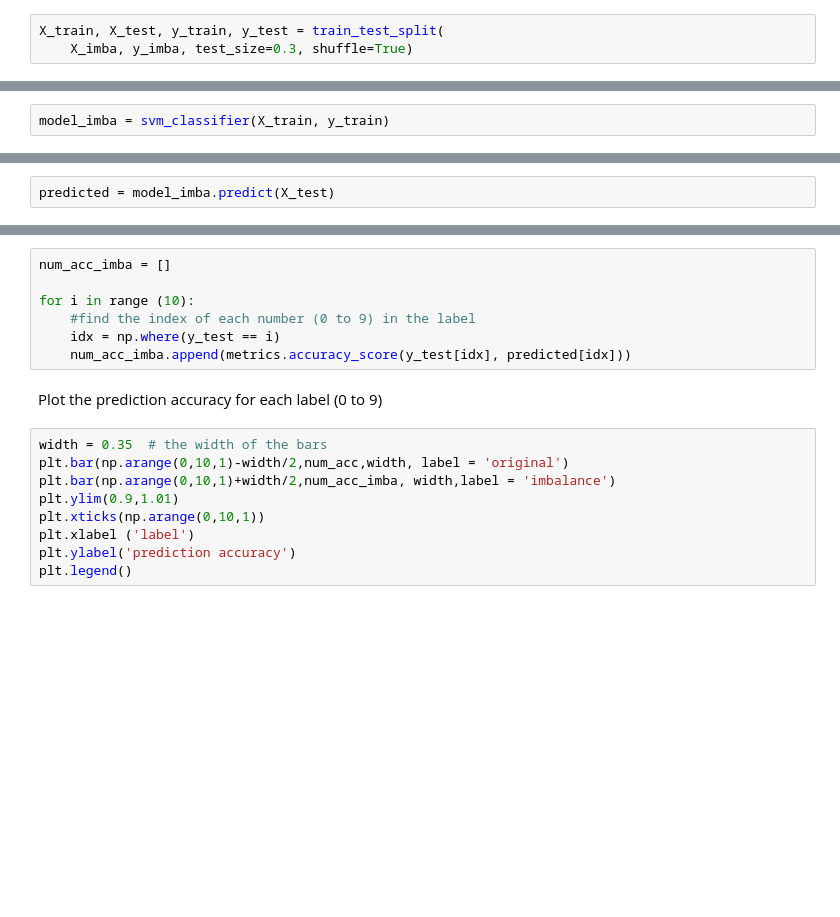
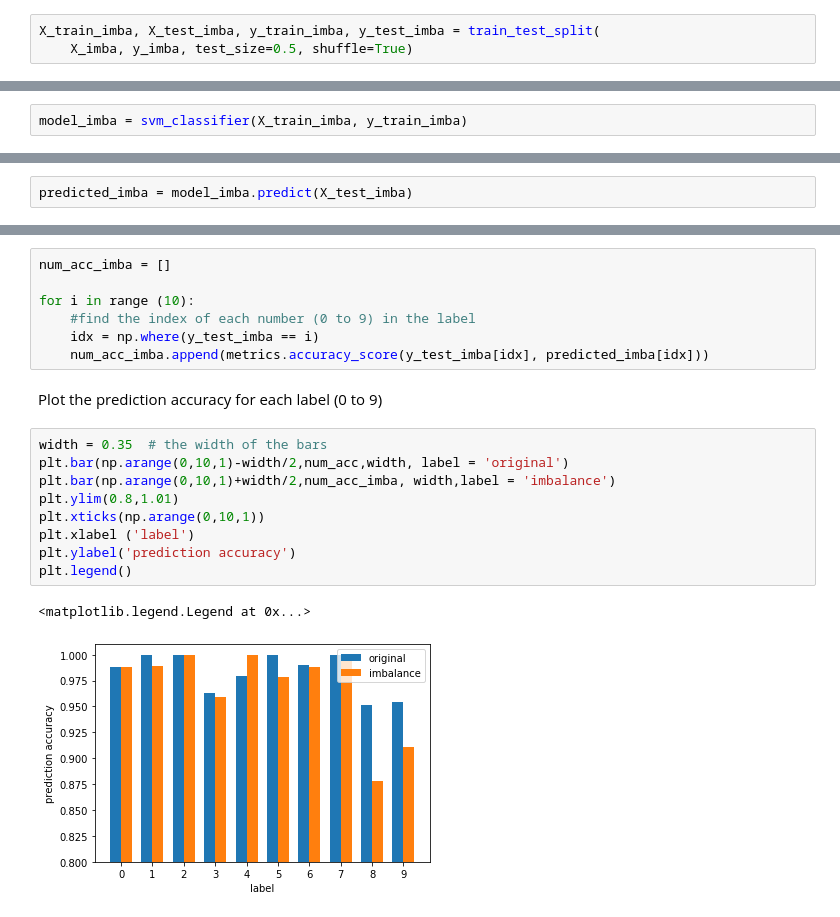
Before and after one commit to PV-Lab/2s986_class, a Jupyter notebook: Week2/imbalanced_classification.ipynb, the cells around one changed output, grey strips where cells are left out. Cells and saved outputs as stored; diff of their text form; blank space fills up the shorter version.

```diff
--- a/Week2/imbalanced_classification.ipynb
+++ b/Week2/imbalanced_classification.ipynb
@@ -189,13 +261,13 @@ plt.ylabel('frequency')
 #delete half of ones from x
 X_imba = np.delete(X,idx_1[:len(idx_1)//2],0)
 # %%
-X_train, X_test, y_train, y_test = train_test_split(
-    X_imba, y_imba, test_size=0.3, shuffle=True)
+X_train_imba, X_test_imba, y_train_imba, y_test_imba = train_test_split(
+    X_imba, y_imba, test_size=0.5, shuffle=True)
 # %% [markdown]
 Choose a classifier:
 # %%
-model_imba = svm_classifier(X_train, y_train)
+model_imba = svm_classifier(X_train_imba, y_train_imba)
 # %% [markdown]
 Now predict the value of the digit of the test dataset
 # %%
-predicted = model_imba.predict(X_test)
+predicted_imba = model_imba.predict(X_test_imba)
@@ -204,16 +286,19 @@ num_acc_imba = []
 
 for i in range (10):
     #find the index of each number (0 to 9) in the label
-    idx = np.where(y_test == i)
-    num_acc_imba.append(metrics.accuracy_score(y_test[idx], predicted[idx]))
+    idx = np.where(y_test_imba == i)
+    num_acc_imba.append(metrics.accuracy_score(y_test_imba[idx], predicted_imba[idx]))
 # %% [markdown]
 Plot the prediction accuracy for each label (0 to 9)
 # %%
 width = 0.35  # the width of the bars
 plt.bar(np.arange(0,10,1)-width/2,num_acc,width, label = 'original')
 plt.bar(np.arange(0,10,1)+width/2,num_acc_imba, width,label = 'imbalance')
-plt.ylim(0.9,1.01)
+plt.ylim(0.8,1.01)
 plt.xticks(np.arange(0,10,1))
 plt.xlabel ('label')
 plt.ylabel('prediction accuracy')
 plt.legend()
+# %% [output]
+<matplotlib.legend.Legend at 0x...>
+[figure, added]
```
Also changed, not shown: parts of 21 cells of this notebook.
